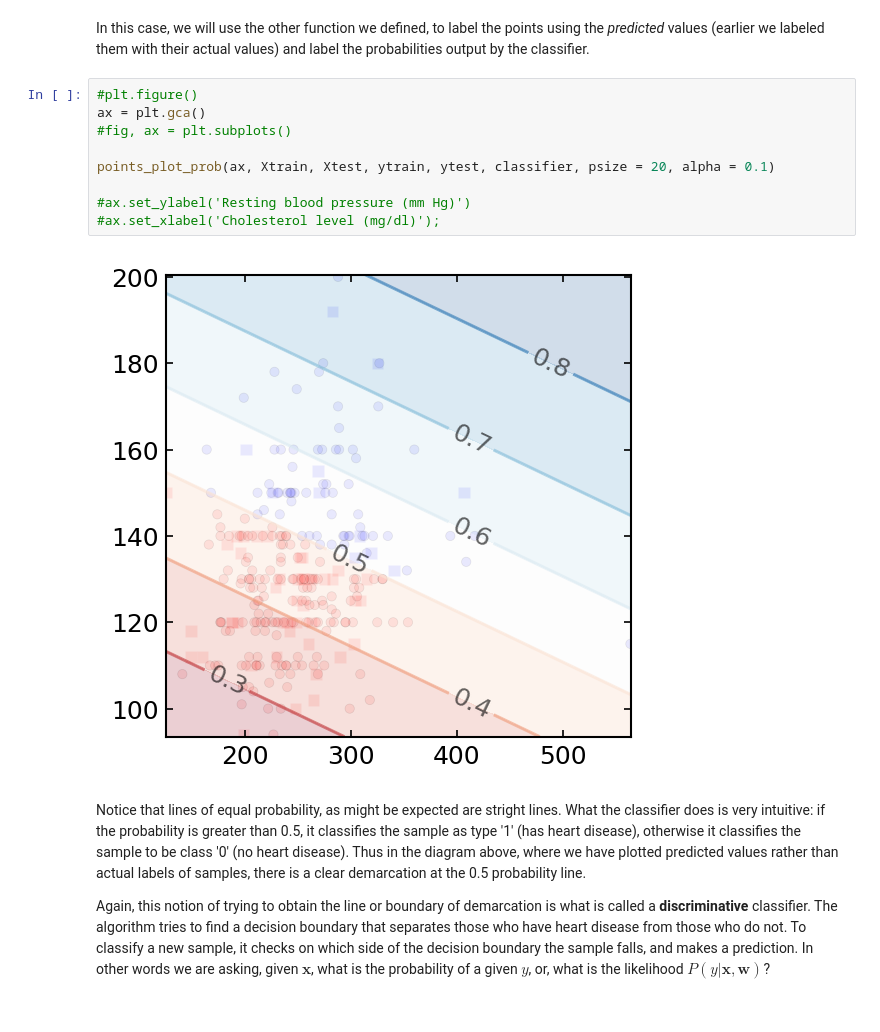
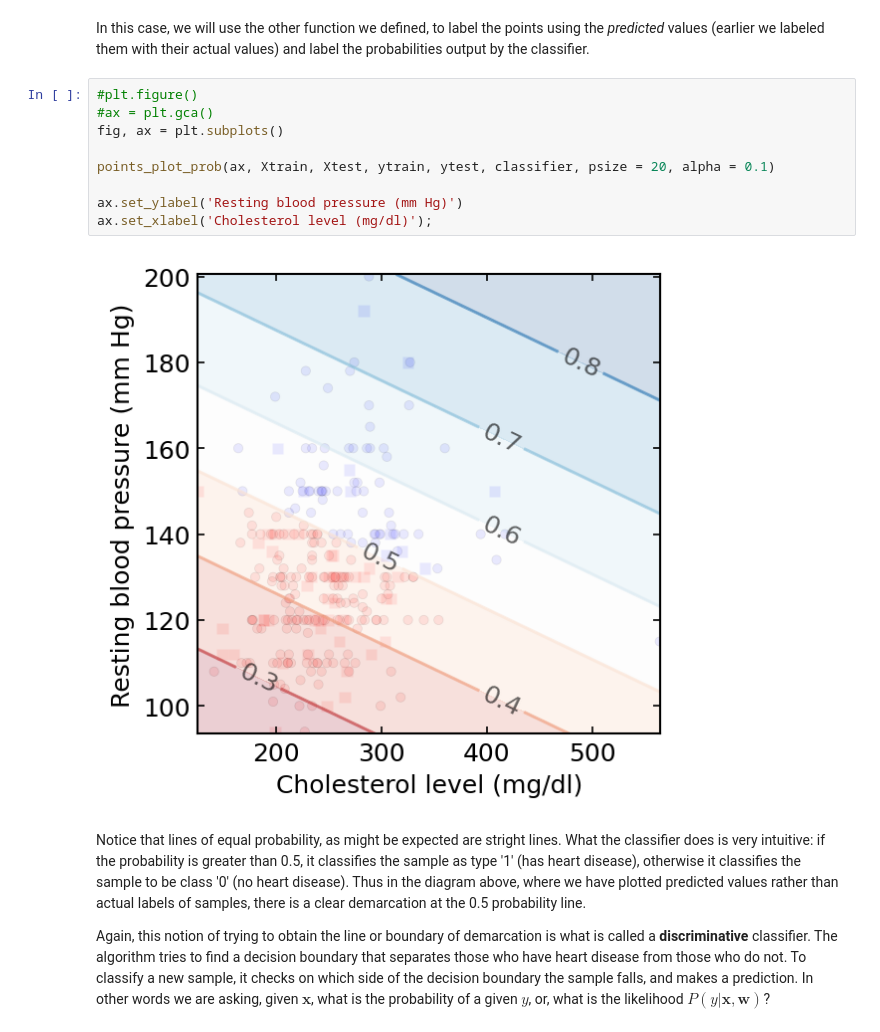
Before and after one commit to astrodoo/Springboard, a Jupyter notebook: Case_Study/Unit14_Logistic_Regression/Logistic Regression Advanced Case Study.ipynb, the cells around one changed output. Saved outputs shown, nothing was run; the diff lists cells and outputs as text.

```diff
--- a/Case_Study/Unit14_Logistic_Regression/Logistic Regression Advanced Case Study.ipynb
+++ b/Case_Study/Unit14_Logistic_Regression/Logistic Regression Advanced Case Study.ipynb
@@ -1592,15 +1592,15 @@ LogisticRegression(C=1000, max_iter=500, solver='liblinear')
 In this case, we will use the other function we defined, to label the points using the *predicted* values (earlier we labeled them with their actual values) and label the probabilities output by the classifier.
 # %%
 #plt.figure()
-ax = plt.gca()
-#fig, ax = plt.subplots()
+#ax = plt.gca()
+fig, ax = plt.subplots()
 
 points_plot_prob(ax, Xtrain, Xtest, ytrain, ytest, classifier, psize = 20, alpha = 0.1)
 
-#ax.set_ylabel('Resting blood pressure (mm Hg)')
-#ax.set_xlabel('Cholesterol level (mg/dl)');
+ax.set_ylabel('Resting blood pressure (mm Hg)')
+ax.set_xlabel('Cholesterol level (mg/dl)');
 # %% [output]
-[figure, old version]
+[figure, new version]
 # %% [markdown]
 Notice that lines of equal probability, as might be expected are stright lines. What the classifier does is very intuitive: if the probability is greater than 0.5, it classifies the sample as type '1' (has heart disease), otherwise it classifies the sample to be class '0' (no heart disease). Thus in the diagram above, where we have plotted predicted values rather than actual labels of samples, there is a clear demarcation at the 0.5 probability line.
 
```
